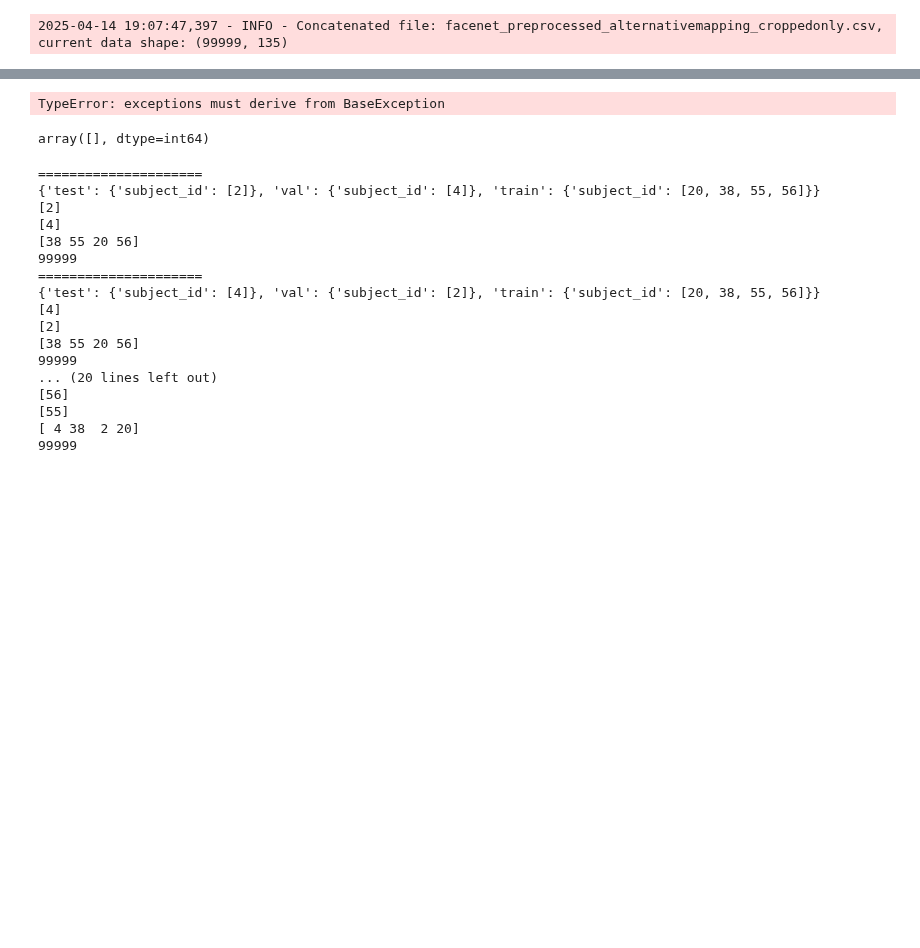
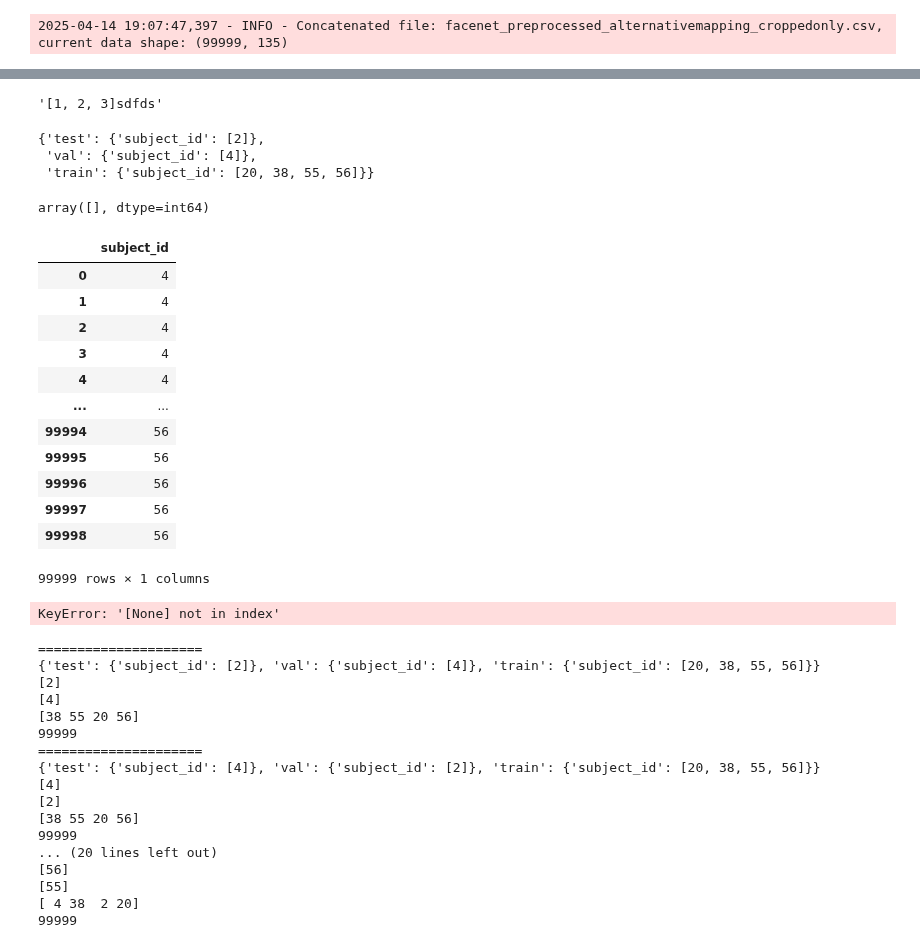
Before and after one commit to Roobahist/fatigue-detection, a Jupyter notebook: experiments/e7/temp.ipynb, the cells around one changed output, grey strips where cells are left out. Drawn from its saved outputs; the diff is of its cells as text; code cells hidden in the pictures; blank space fills up the shorter version.

```diff
--- a/experiments/e7/temp.ipynb
+++ b/experiments/e7/temp.ipynb
@@ -109,4 +135,2 @@ a
 # %%
-b = _get_train_val_test_indices(a)
+b = _get_train_val_test_indices(a, primary_column_name="subject_id")
-# %% [output]
-TypeError: exceptions must derive from BaseException
@@ -113,4 +139,30 @@ TypeError: exceptions must derive from BaseException
+# %%
+f"{c}sdfds"
+# %% [output]
+'[1, 2, 3]sdfds'
+# %%
+b[0]['info']
+# %% [output]
+{'test': {'subject_id': [2]},
+ 'val': {'subject_id': [4]},
+ 'train': {'subject_id': [20, 38, 55, 56]}}
 # %%
 a[a['fold']==6]['subject_id'].unique()
 # %% [output]
 array([], dtype=int64)
+# %%
+a[['subject_id'] + ([b] if b else [])]
+# %% [output]
+|  | subject_id |
+| 0 | 4 |
+| 1 | 4 |
+| 2 | 4 |
+| 3 | 4 |
+| 4 | 4 |
+| ... | ... |
+| 99994 | 56 |
+| 99995 | 56 |
+| 99996 | 56 |
+| 99997 | 56 |
+| 99998 | 56 |
+99999 rows × 1 columns
@@ -117,3 +171,7 @@ array([], dtype=int64)
+# %%
+a[['subject_id']+([b] or [])]
+# %% [output]
+KeyError: '[None] not in index'
 # %%
 for i in range(len(b)):
     print('=====================')
```
Also changed, not shown: parts of 5 cells of this notebook.
